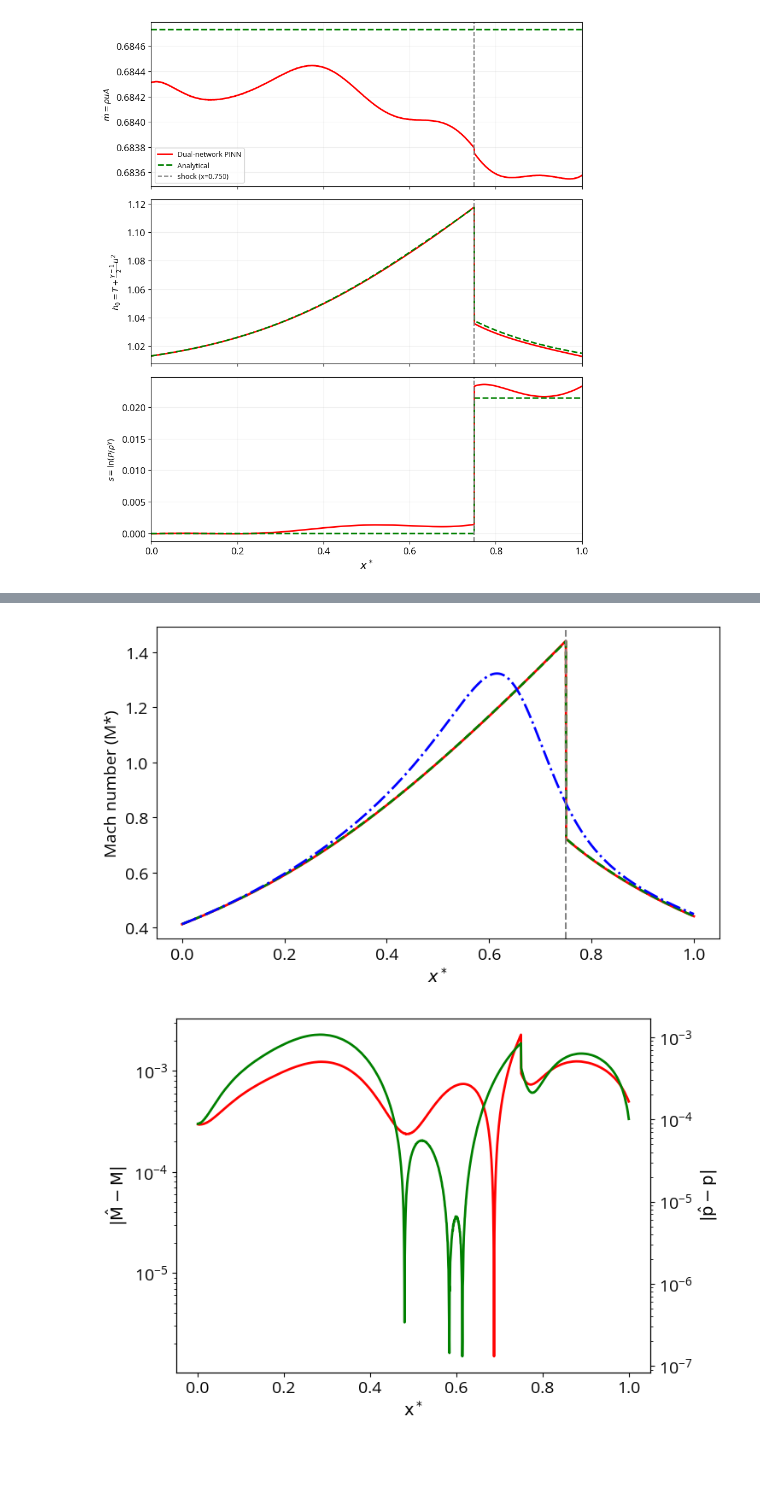
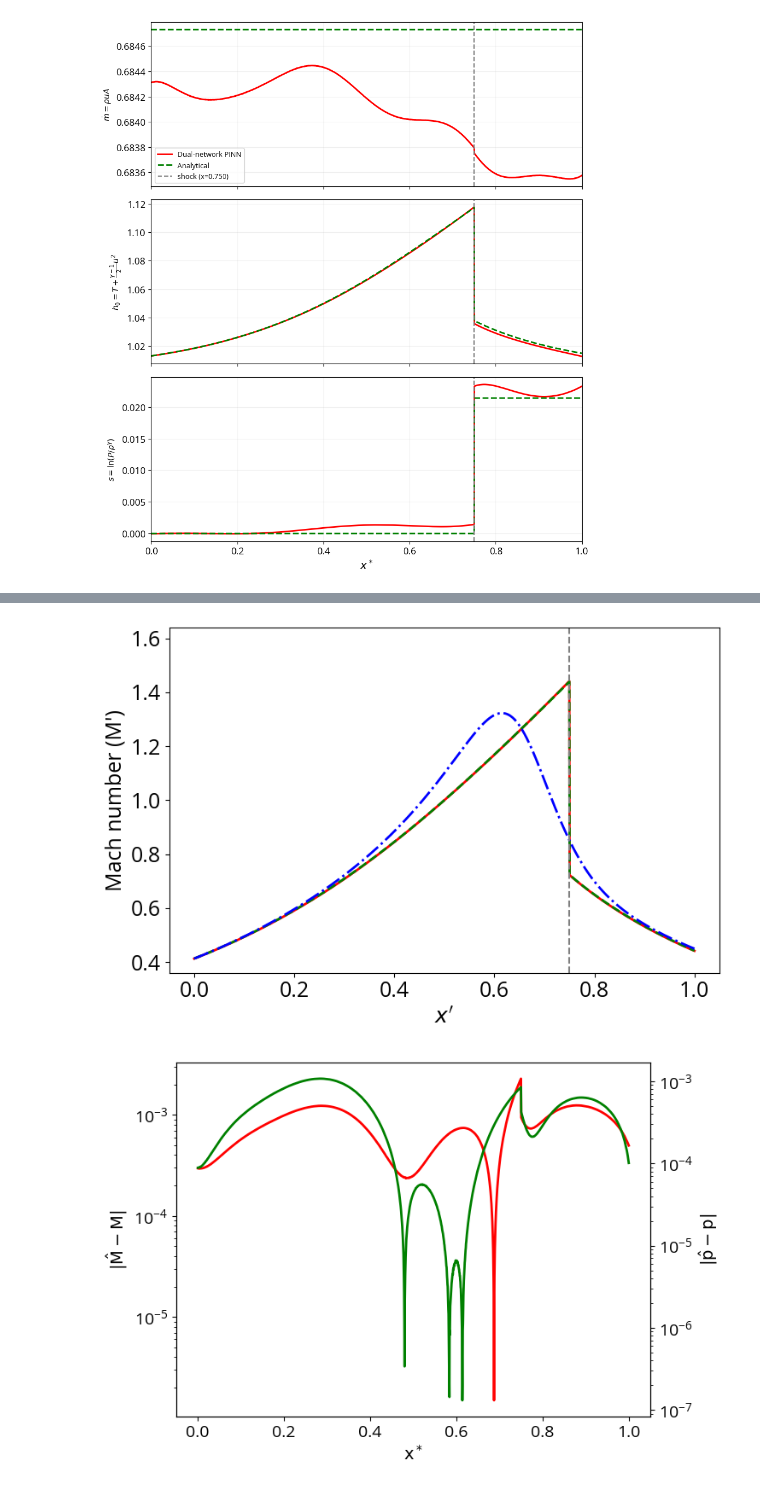
Before and after one commit to Lofty-Brambles/qsnippets, a Jupyter notebook: napc/unsteady_fb_add_pinn.ipynb, the cells around one changed output, grey strips where cells are left out. Cells and saved outputs as stored; diff of their text form; code cells hidden in the pictures; blank space fills up the shorter version.

```diff
--- a/napc/unsteady_fb_add_pinn.ipynb
+++ b/napc/unsteady_fb_add_pinn.ipynb
@@ -1512,29 +1499,30 @@ plt.show()
 # %%
 # ── Mach number predictions: classical vs dual-network vs reference ───────
 # green - analytical
 # orange - classical (single-net)
 # deeppink - dual-network
 # red dashed - predicted shock location
 
-fig, ax = plt.subplots(figsize=(7.5, 4.5))
+fig, ax = plt.subplots(figsize=(7.5, 5))
 
 ax.plot(x_eval_np, dual_M, color="red", lw=2, label="Dual-network PINN")
 ax.plot(x_eval_np, analytic.M, color="green", lw=2, ls="--", label="Reference (analytical)")
 ax.plot(x_eval_np, classical_M, color="blue", lw=2, ls="-.", label="Classical (single-net PINN)")
 
 ax.axvline(final_shock_loc, color="grey", ls="--", lw=1.5, label=f"predicted shock (x={final_shock_loc:.3f})")
 
-ax.set_xlabel("$x^*$", fontsize=14)
-ax.set_ylabel("Mach number (M*)", fontsize=14)
+ax.set_xlabel("$x'$", fontsize=18)
+ax.set_ylabel("Mach number (M')", fontsize=18)
 # ax.legend(loc="best", fontsize=9)
-ax.tick_params(axis="x", labelsize=14)
-ax.tick_params(axis="y", labelsize=14)
+ax.tick_params(axis="x", labelsize=18)
+ax.tick_params(axis="y", labelsize=18)
+ax.set_ylim(0.36, 1.64)
 
 plt.tight_layout()
 plt.savefig("saved_figures/cd_nozzle_dual_net_mach_predictions.svg", bbox_inches="tight")
 plt.show()
 # %% [output]
-[figure, old version]
+[figure, new version]
 # %%
 # ── Prediction errors vs the analytical reference ──────────────────────────
 M_err_dual = np.abs(dual_M - analytic.M)
```
Also changed, not shown: parts of 7 cells of this notebook, 8 other files.
